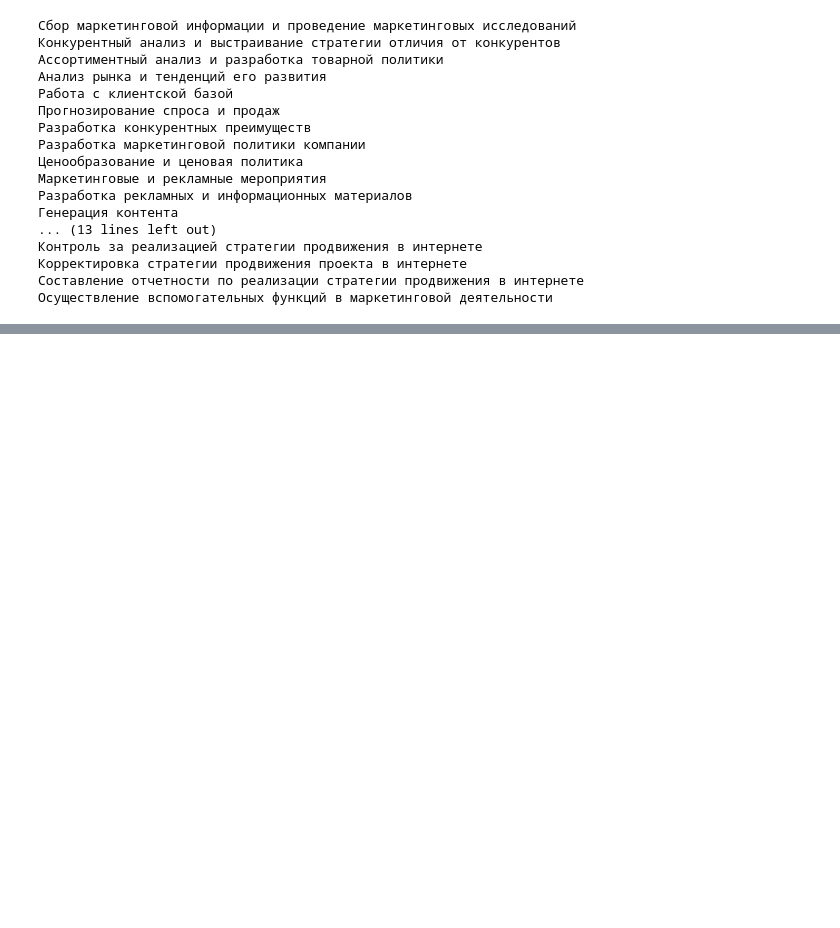
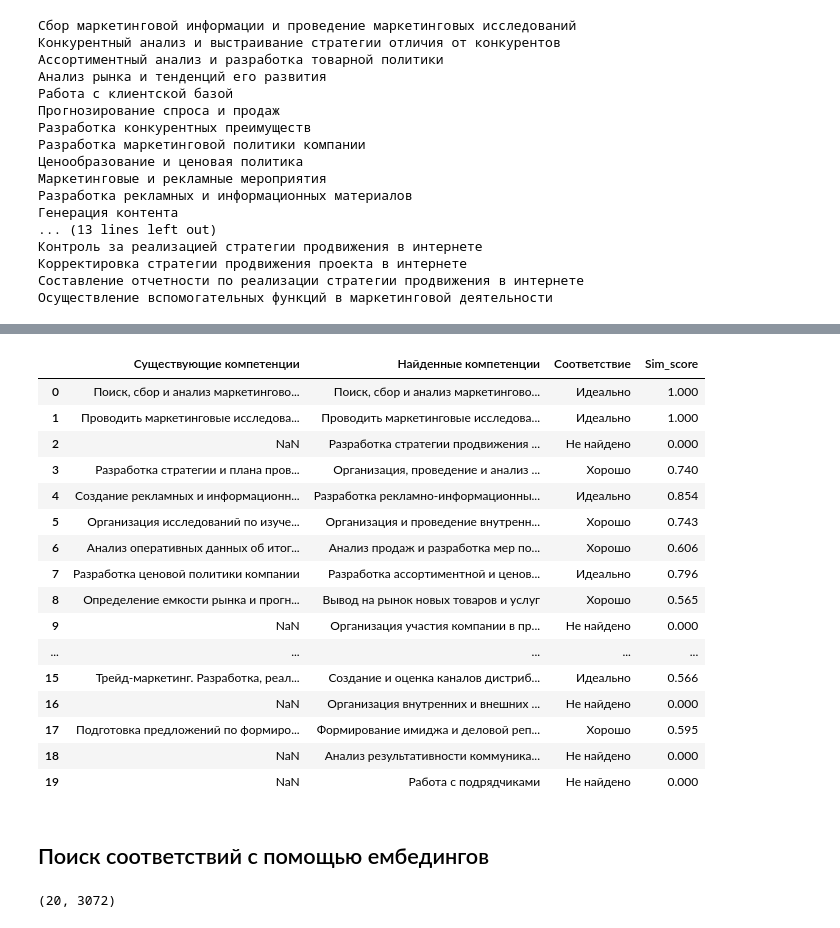
Before and after one commit to kmisterios/uniweb-demo, a Jupyter notebook: notebooks/Extract_competence.ipynb, the cells around one changed output, grey strips where cells are left out. Cells and saved outputs as stored; diff of their text form; code cells hidden in the pictures; blank space fills up the shorter version.

```diff
--- a/notebooks/Extract_competence.ipynb
+++ b/notebooks/Extract_competence.ipynb
@@ -1,5 +1,5 @@
 # %%
-from typing import List
+from typing import List, Optional
 
 from openai import OpenAI
 from dotenv import load_dotenv
@@ -12,6 +12,9 @@ from tqdm import tqdm
 from pathlib import Path
 import json
 import io
+from sklearn.metrics.pairwise import cosine_similarity
+
+pd.set_option('max_colwidth', None)
 
 load_dotenv()
 # %% [output]
@@ -167,0 +197,2 @@ print(res)
+# %%
+df_ = pd.read_csv("./data/competencies_matched.csv")
@@ -167,0 +208,22 @@ print(res)
+# %%
+df_
+# %% [output]
+|  | Существующие компетенции | Найденные компетенции | Соответствие | Sim_score |
+| 0 | Поиск, сбор и анализ маркетингово... | Поиск, сбор и анализ маркетингово... | Идеально | 1.000 |
+| 1 | Проводить маркетинговые исследова... | Проводить маркетинговые исследова... | Идеально | 1.000 |
+| 2 | NaN | Разработка стратегии продвижения ... | Не найдено | 0.000 |
+| 3 | Разработка стратегии и плана пров... | Организация, проведение и анализ ... | Хорошо | 0.740 |
+| 4 | Создание рекламных и информационн... | Разработка рекламно-информационны... | Идеально | 0.854 |
+| 5 | Организация исследований по изуче... | Организация и проведение внутренн... | Хорошо | 0.743 |
+| 6 | Анализ оперативных данных об итог... | Анализ продаж и разработка мер по... | Хорошо | 0.606 |
+| 7 | Разработка ценовой политики компании | Разработка ассортиментной и ценов... | Идеально | 0.796 |
+| 8 | Определение емкости рынка и прогн... | Вывод на рынок новых товаров и услуг | Хорошо | 0.565 |
+| 9 | NaN | Организация участия компании в пр... | Не найдено | 0.000 |
+| ... | ... | ... | ... | ... |
+| 15 | Трейд-маркетинг. Разработка, реал... | Создание и оценка каналов дистриб... | Идеально | 0.566 |
+| 16 | NaN | Организация внутренних и внешних ... | Не найдено | 0.000 |
+| 17 | Подготовка предложений по формиро... | Формирование имиджа и деловой реп... | Хорошо | 0.595 |
+| 18 | NaN | Анализ результативности коммуника... | Не найдено | 0.000 |
+| 19 | NaN | Работа с подрядчиками | Не найдено | 0.000 |
+# %% [markdown]
+## Поиск соответствий с помощью ембедингов
@@ -167,0 +247,4 @@ print(res)
+# %%
+comp_query_embs.shape
+# %% [output]
+(20, 3072)
```
Also changed, not shown: parts of 72 cells of this notebook, 1 other file.
